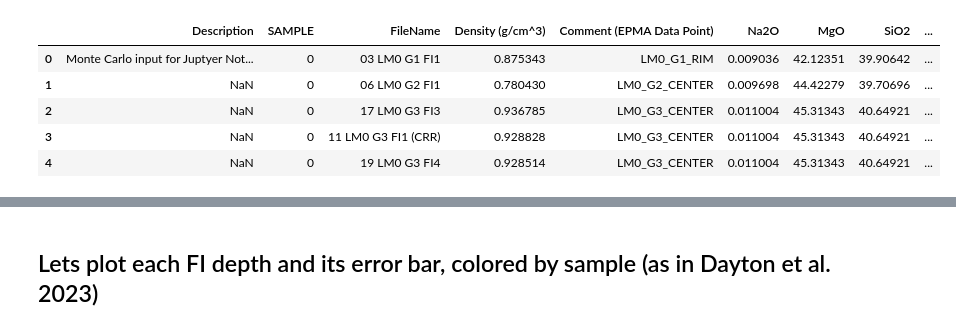
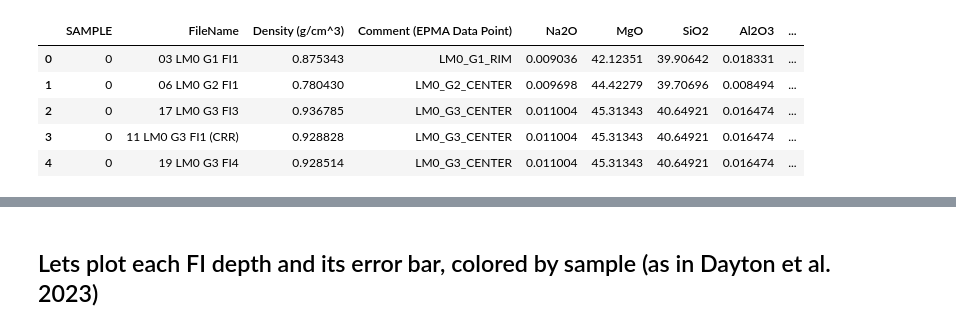
Before and after one commit to PennyWieser/DiadFit, a Jupyter notebook: docs/Examples/Example5_FI_density_to_depth/Dayton_etal_2023_LaPalmaExample.ipynb, the cells around one changed output, grey strips where cells are left out. Drawn from its saved outputs; the diff is of its cells as text; code cells hidden in the pictures.

```diff
--- a/docs/Examples/Example5_FI_density_to_depth/Dayton_etal_2023_LaPalmaExample.ipynb
+++ b/docs/Examples/Example5_FI_density_to_depth/Dayton_etal_2023_LaPalmaExample.ipynb
@@ -14,12 +16,12 @@ pf.__version__
 # %%
 data=pd.read_excel('Dayton_et_al_2023_LaPalma_Example.xlsx',
-                   sheet_name='4. MonteCarlo_Input')
+                   sheet_name='Sheet1')
 data.head()
 # %% [output]
-|  | Description | SAMPLE | FileName | Density (g/cm^3) | Comment (EPMA Data Point) | Na2O | MgO | SiO2 | ... |
-| 0 | Monte Carlo input for Juptyer Not... | 0 | 03 LM0 G1 FI1 | 0.875343 | LM0_G1_RIM | 0.009036 | 42.12351 | 39.90642 | ... |
-| 1 | NaN | 0 | 06 LM0 G2 FI1 | 0.780430 | LM0_G2_CENTER | 0.009698 | 44.42279 | 39.70696 | ... |
-| 2 | NaN | 0 | 17 LM0 G3 FI3 | 0.936785 | LM0_G3_CENTER | 0.011004 | 45.31343 | 40.64921 | ... |
-| 3 | NaN | 0 | 11 LM0 G3 FI1 (CRR) | 0.928828 | LM0_G3_CENTER | 0.011004 | 45.31343 | 40.64921 | ... |
-| 4 | NaN | 0 | 19 LM0 G3 FI4 | 0.928514 | LM0_G3_CENTER | 0.011004 | 45.31343 | 40.64921 | ... |
+|  | SAMPLE | FileName | Density (g/cm^3) | Comment (EPMA Data Point) | Na2O | MgO | SiO2 | Al2O3 | ... |
+| 0 | 0 | 03 LM0 G1 FI1 | 0.875343 | LM0_G1_RIM | 0.009036 | 42.12351 | 39.90642 | 0.018331 | ... |
+| 1 | 0 | 06 LM0 G2 FI1 | 0.780430 | LM0_G2_CENTER | 0.009698 | 44.42279 | 39.70696 | 0.008494 | ... |
+| 2 | 0 | 17 LM0 G3 FI3 | 0.936785 | LM0_G3_CENTER | 0.011004 | 45.31343 | 40.64921 | 0.016474 | ... |
+| 3 | 0 | 11 LM0 G3 FI1 (CRR) | 0.928828 | LM0_G3_CENTER | 0.011004 | 45.31343 | 40.64921 | 0.016474 | ... |
+| 4 | 0 | 19 LM0 G3 FI4 | 0.928514 | LM0_G3_CENTER | 0.011004 | 45.31343 | 40.64921 | 0.016474 | ... |
 # %%
```
Also changed, not shown: parts of 18 cells of this notebook, 7 other files.
